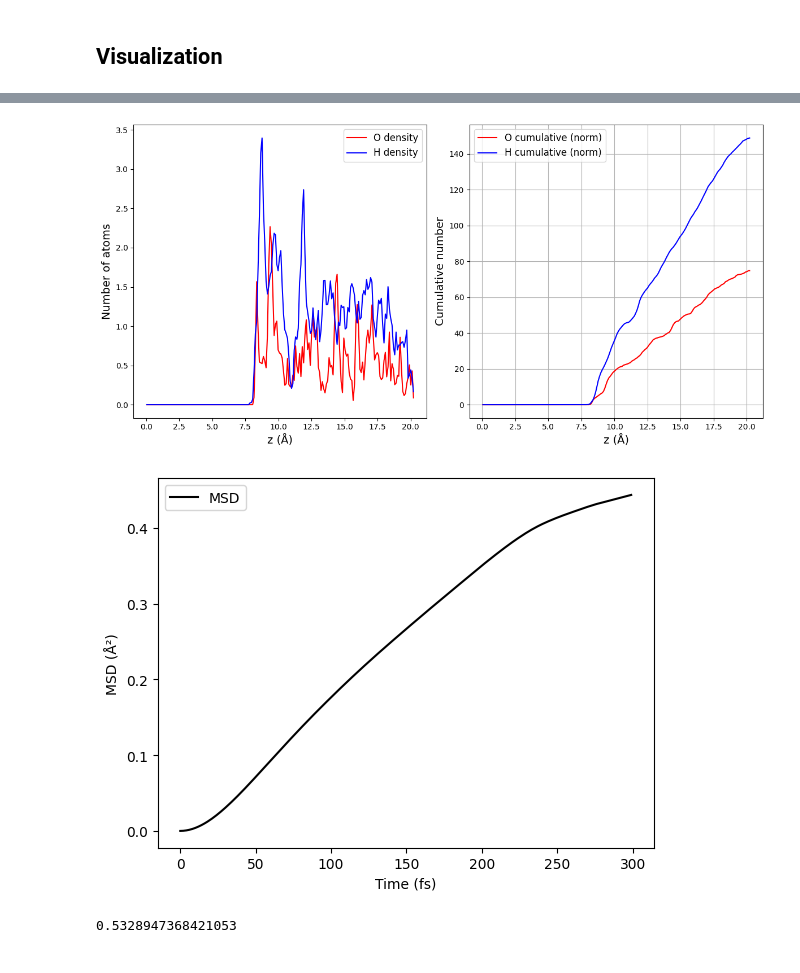
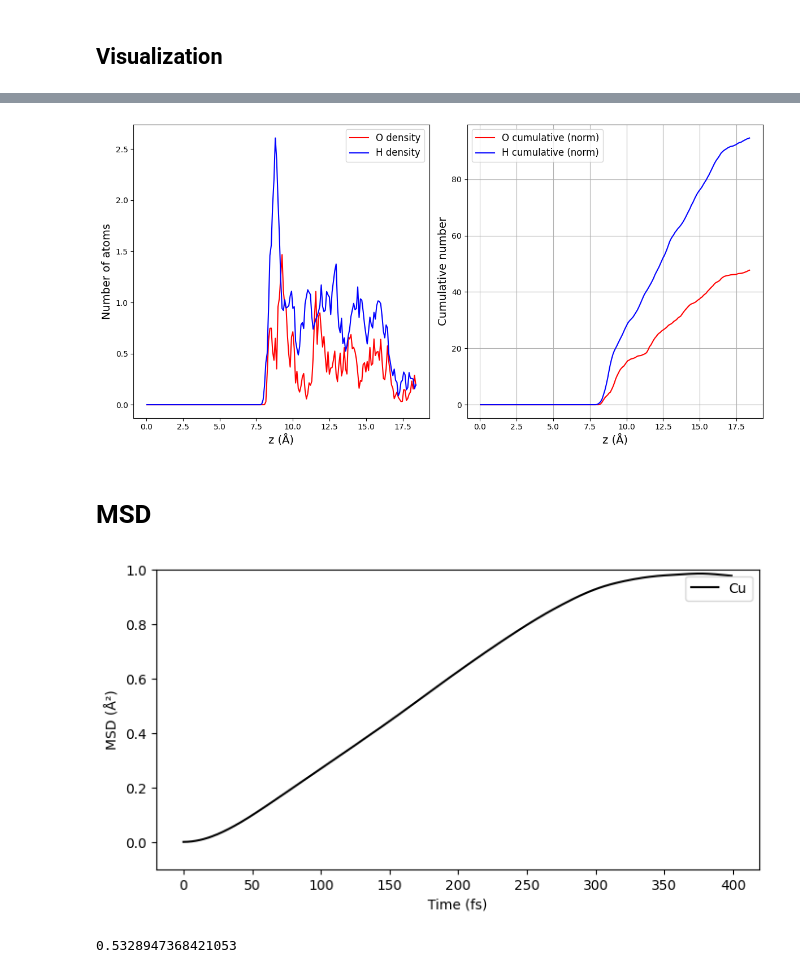
Before and after one commit to JihoonSon94/MD_Analysis, a Jupyter notebook: MD.ipynb, the cells around one changed output, grey strips where cells are left out. Saved outputs shown, nothing was run; the diff lists cells and outputs as text; code cells hidden in the pictures.

```diff
--- a/MD.ipynb
+++ b/MD.ipynb
@@ -333,8 +335,8 @@ O_atoms = u1.select_atoms('name O')
 H_atoms = u1.select_atoms('name H')
 
 # Trajectory frame range
-start = 100
-stop = 1200
+start = 600
+stop = 1600
 step = 1
 
 # 분석 구간, bin 개수 등 설정
@@ -386,44 +388,47 @@ plt.grid(True)
 plt.tight_layout()
 plt.show()
 # %% [output]
-[figure, old version]
+[figure, new version]
+# %% [markdown]
+# **MSD**
 # %%
 import numpy as np
 import matplotlib.pyplot as plt
 import MDAnalysis as mda
 from MDAnalysis.analysis.msd import EinsteinMSD
 import os
 
 # Universe 객체 생성
 name = "Cu"
 desktop_dir = os.path.join(os.path.expanduser("~"), "Desktop")
 xyz_name = os.path.join(desktop_dir, f"{name}-pos-1.xyz")
 
 
 u = mda.Universe(xyz_name)
 u1_ag_O_all = u.select_atoms('name O')
 
 # MSD 분석 수행
 msd_analysis = EinsteinMSD(u1_ag_O_all, select="all", msd_type='xyz', fft=True)
-msd_analysis.run(start=300, stop=600, step=1)
+msd_analysis.run(start=1200, stop=1600, step=1)
 
 # 결과 추출
 msd = msd_analysis.results.timeseries
 # 시뮬레이션 파라미터
 nframes = msd_analysis.n_frames
 timestep = 1  # 프레임 간 시간 간격을 실제 시뮬레이션 값으로 설정하세요
 lagtimes = np.arange(nframes) * timestep
 
 # MSD 플롯
-plt.figure()
-plt.plot(lagtimes, msd, color='black', linestyle='-', label='MSD')
+plt.figure(figsize=(8, 4))
+plt.plot(lagtimes, msd, color='black', linestyle='-', label=name)
 #plt.plot(lagtimes /1000 , lagtimes * 6 / 1000, color='black', linestyle='--', label='y=6τ')
+plt.ylim(-0.1, 1)
 plt.xlabel('Time (fs)')
 plt.ylabel('MSD (Å²)')
 plt.legend()
 plt.show()
 # %% [output]
-[figure, old version]
+[figure, new version]
 # %%
 from ase.io import read
 import numpy as np
```
Also changed, not shown: parts of 6 cells of this notebook.
